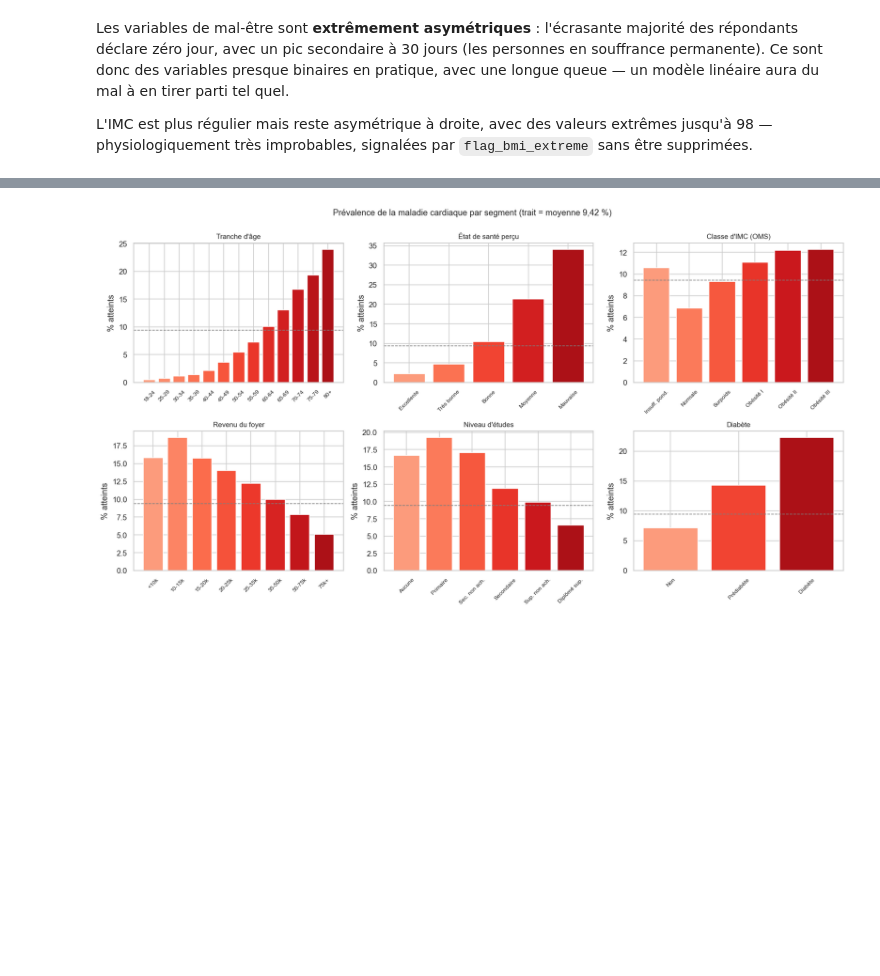
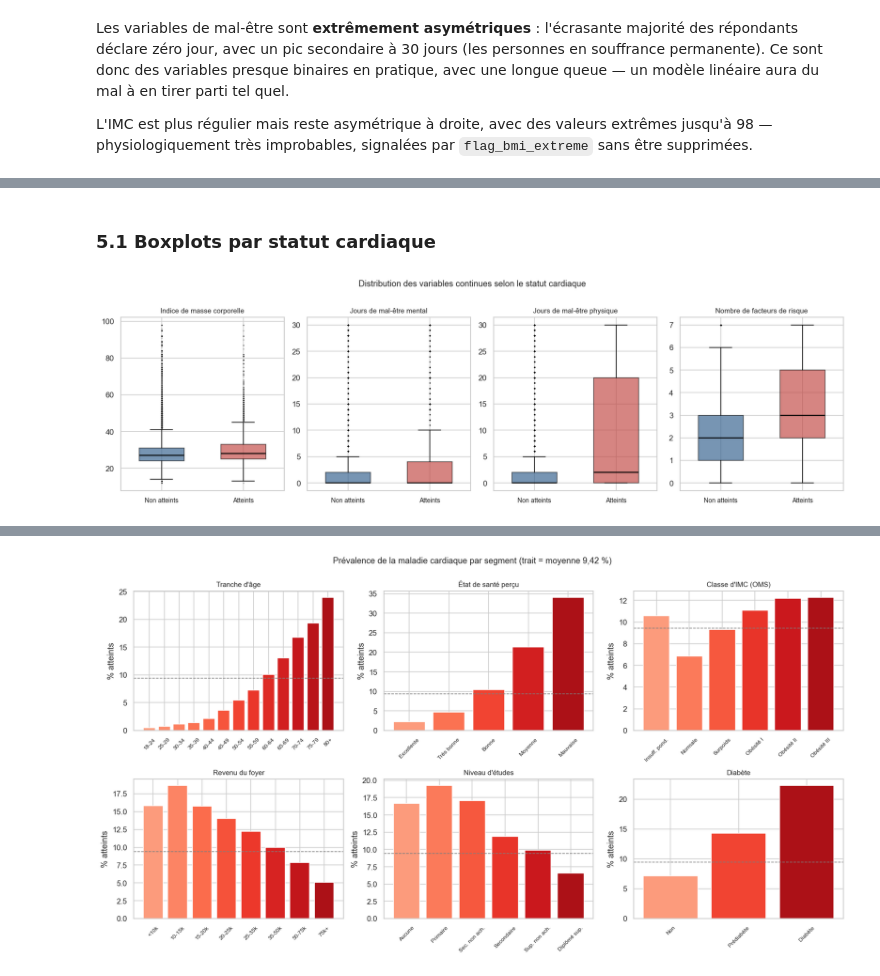
Before and after one commit to AhmedBenArfa/BRFSS-Heart-Analytics, a Jupyter notebook: 01_etl/notebooks/01_eda.ipynb, the cells around one changed output, grey strips where cells are left out. Saved outputs shown, nothing was run; the diff lists cells and outputs as text; code cells hidden in the pictures; blank space fills up the shorter version.

```diff
--- a/01_etl/notebooks/01_eda.ipynb
+++ b/01_etl/notebooks/01_eda.ipynb
@@ -339,0 +353,36 @@ extrêmes jusqu'à 98 — physiologiquement très improbables, signalées par
+# %% [markdown]
+### 5.1 Boxplots par statut cardiaque
+# %%
+continues_box = ["bmi", "ment_hlth_days", "phys_hlth_days", "risk_factor_count"]
+titres_box = {
+    "bmi": "Indice de masse corporelle",
+    "ment_hlth_days": "Jours de mal-être mental",
+    "phys_hlth_days": "Jours de mal-être physique",
+    "risk_factor_count": "Nombre de facteurs de risque",
+}
+
+fig, axes = plt.subplots(1, 4, figsize=(15, 4.5))
+
+for ax, colonne in zip(axes, continues_box):
+    donnees = [
+        df.loc[df.heart_disease == 0, colonne],
+        df.loc[df.heart_disease == 1, colonne],
+    ]
+    boite = ax.boxplot(
+        donnees, labels=["Non atteints", "Atteints"], patch_artist=True,
+        widths=0.55, flierprops={"marker": ".", "markersize": 2, "alpha": 0.25},
+        medianprops={"color": "black", "linewidth": 1.6},
+    )
+    for patch, couleur in zip(boite["boxes"], [BLEU, ROUGE]):
+        patch.set_facecolor(couleur)
+        patch.set_alpha(0.65)
+    ax.set_title(titres_box[colonne], fontsize=10)
+    ax.tick_params(axis="x", labelsize=9)
+
+plt.suptitle("Distribution des variables continues selon le statut cardiaque",
+             y=1.02, fontsize=12)
+plt.tight_layout()
+enregistrer("09_boxplots_par_statut")
+plt.show()
+# %% [output]
+[figure, added]
```
Also changed, not shown: parts of 19 cells of this notebook, 3 other files.
